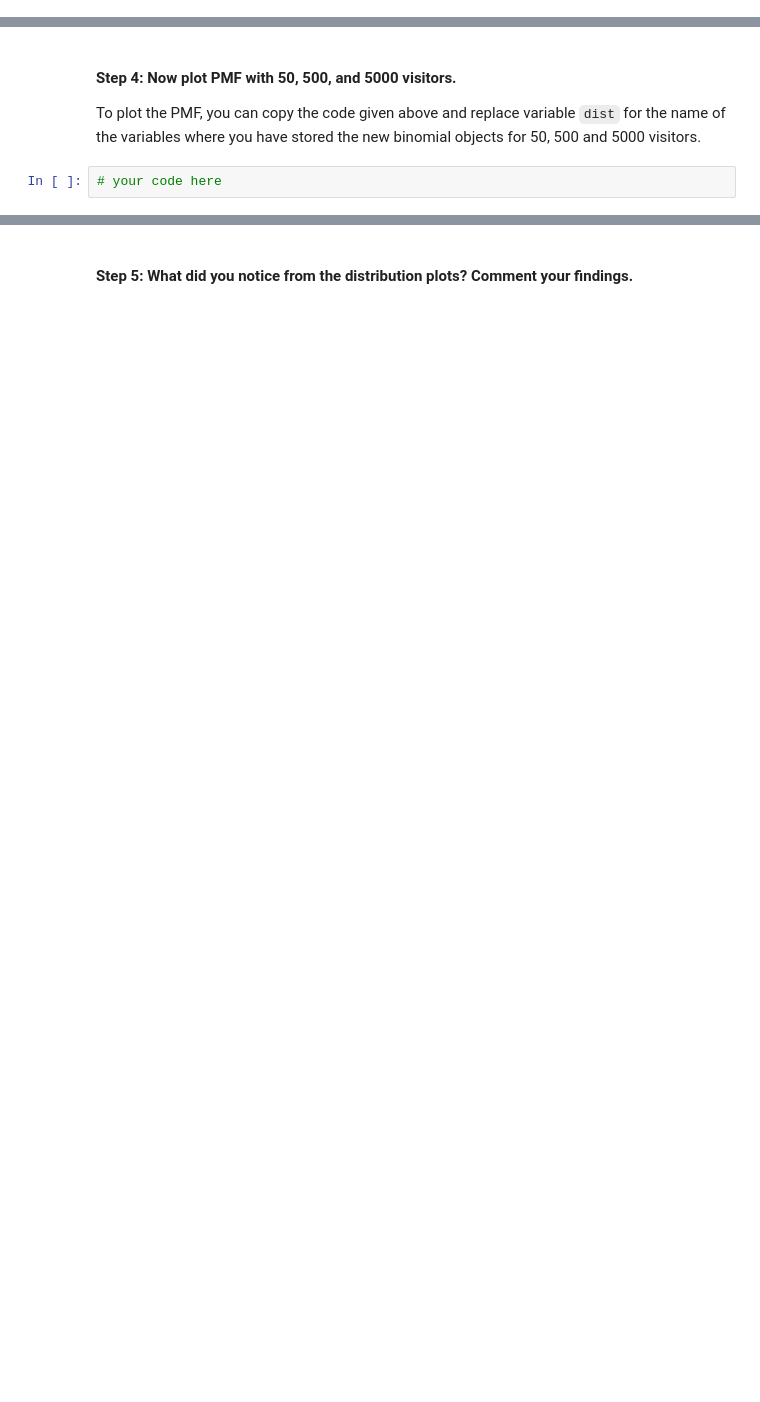
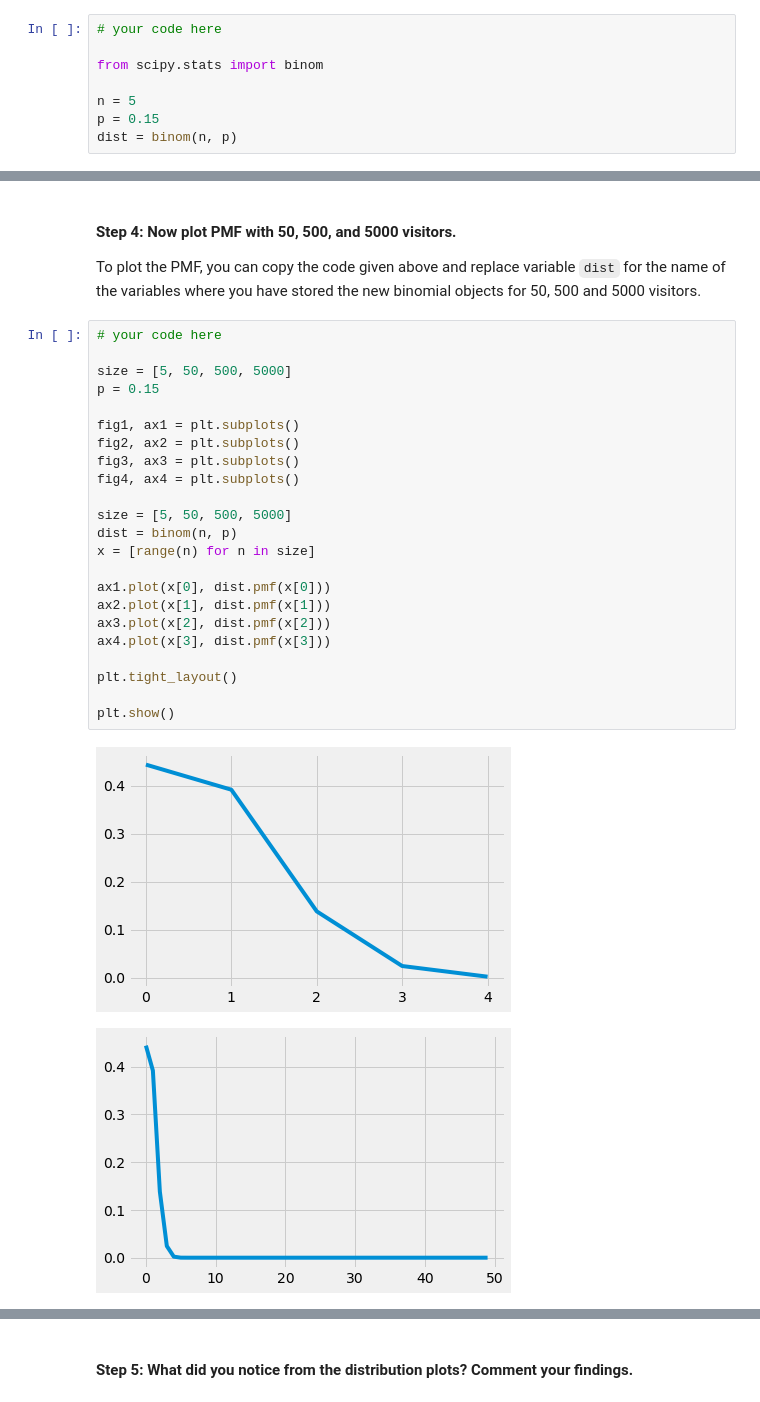
Before and after one commit to diogoacabado/dataV2-labs, a Jupyter notebook: module-2/Probability-Distributions/your-code/main.ipynb, the cells around one changed output, grey strips where cells are left out. Saved outputs shown, nothing was run; the diff lists cells and outputs as text; blank space fills up the shorter version.

```diff
--- a/module-2/Probability-Distributions/your-code/main.ipynb
+++ b/module-2/Probability-Distributions/your-code/main.ipynb
@@ -74,3 +85,11 @@ We assume that the probability of clicking an advertisement in a Youtube video i
+# %%
+# your code here
+
+from scipy.stats import binom
+
+n = 5
+p = 0.15
+dist = binom(n, p)
 # %% [markdown]
 #### Step 2: Plot the PMF of the distribution.
 To do it, run the code in the cell below.
@@ -96,5 +116,29 @@ your comments here
 # %% [markdown]
 #### Step 4: Now plot PMF with 50, 500, and 5000 visitors.
 To plot the PMF, you can copy the code given above and replace variable `dist` for the name of the variables where you have stored the new binomial objects for 50, 500 and 5000 visitors.
-# %%
-# your code here
+# %%
+# your code here
+
+size = [5, 50, 500, 5000]
+p = 0.15
+
+fig1, ax1 = plt.subplots()
+fig2, ax2 = plt.subplots()
+fig3, ax3 = plt.subplots()
+fig4, ax4 = plt.subplots()
+
+size = [5, 50, 500, 5000]
+dist = binom(n, p)
+x = [range(n) for n in size]
+
+ax1.plot(x[0], dist.pmf(x[0]))
+ax2.plot(x[1], dist.pmf(x[1]))
+ax3.plot(x[2], dist.pmf(x[2]))
+ax4.plot(x[3], dist.pmf(x[3]))
+
+plt.tight_layout()
+
+plt.show()
+# %% [output]
+[figure, added]
+[figure, added]
```
Also changed, not shown: parts of 34 cells of this notebook, 5 other files.
